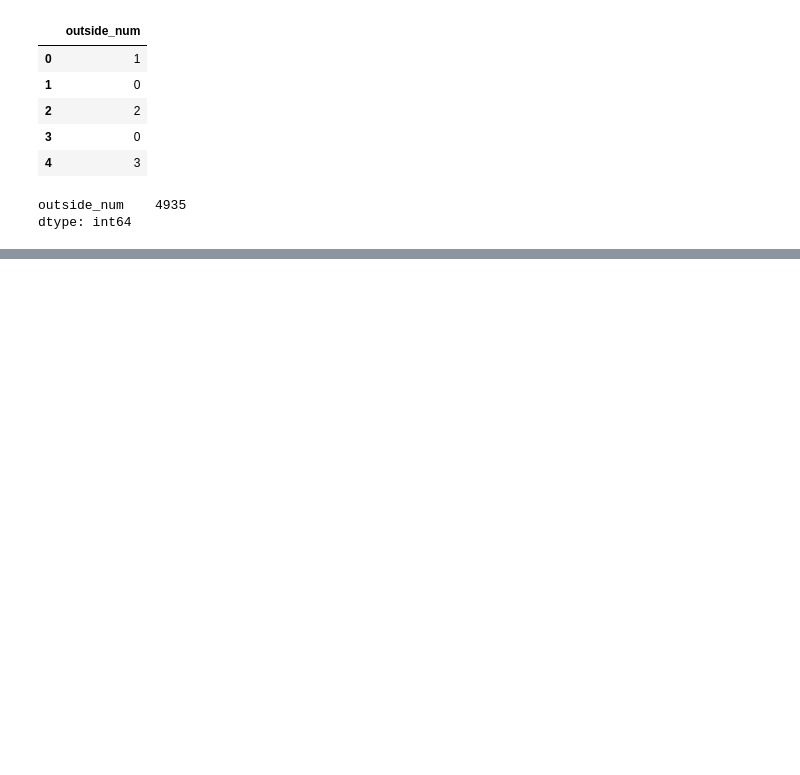
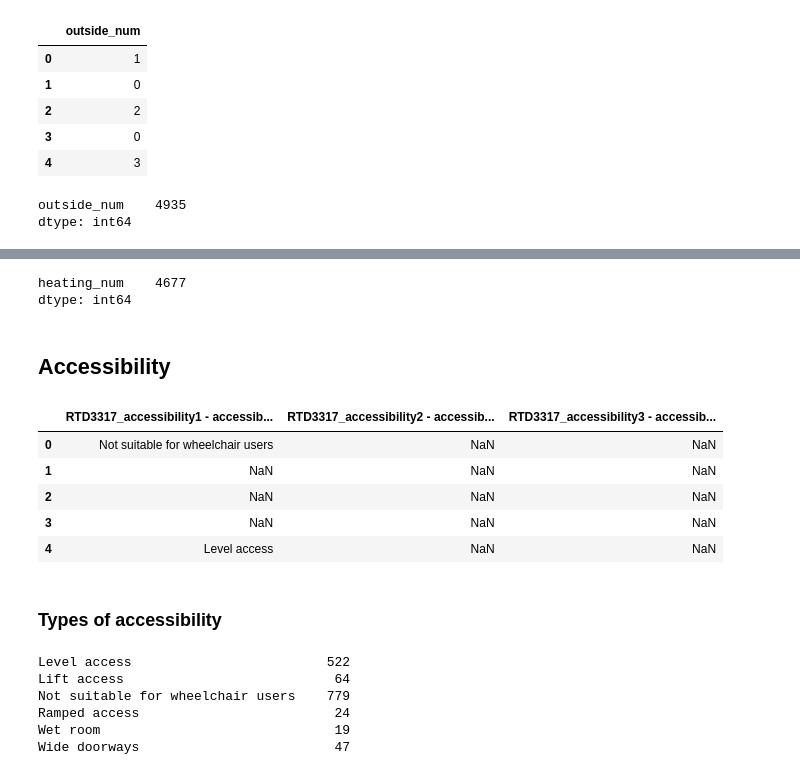
Before and after one commit to luowx0905/Individual-Project, a Jupyter notebook: sell property/read_dataset/read_property_data.ipynb, the cells around one changed output, grey strips where cells are left out. Saved outputs shown, nothing was run; the diff lists cells and outputs as text; code cells hidden in the pictures; blank space fills up the shorter version.

```diff
--- a/sell property/read_dataset/read_property_data.ipynb
+++ b/sell property/read_dataset/read_property_data.ipynb
@@ -337,0 +435,18 @@ dtype: int64
+# %%
+temp.sum()
+# %% [output]
+heating_num    4677
+dtype: int64
+# %% [markdown]
+## Accessibility
+# %%
+accessibility_name = list(filter(lambda s: "accessibility" in s, data.columns))
+accessibility = data[accessibility_name].copy()
+accessibility.head()
+# %% [output]
+|  | RTD3317_accessibility1 - accessib... | RTD3317_accessibility2 - accessib... | RTD3317_accessibility3 - accessib... |
+| 0 | Not suitable for wheelchair users | NaN | NaN |
+| 1 | NaN | NaN | NaN |
+| 2 | NaN | NaN | NaN |
+| 3 | NaN | NaN | NaN |
+| 4 | Level access | NaN | NaN |
@@ -337,0 +456,2 @@ dtype: int64
+# %% [markdown]
+### Types of accessibility
@@ -337,0 +469,10 @@ dtype: int64
+# %%
+for k, v in accessibility_type.items():
+    print("{:35s}{:5d}".format(k, sum(v)))
+# %% [output]
+Level access                         522
+Lift access                           64
+Not suitable for wheelchair users    779
+Ramped access                         24
+Wet room                              19
+Wide doorways                         47
```
Also changed, not shown: parts of 16 cells of this notebook, 5 other files.
